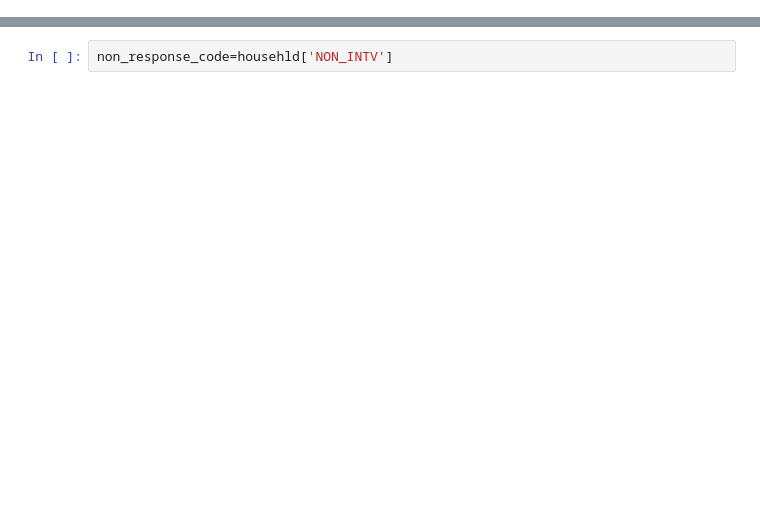
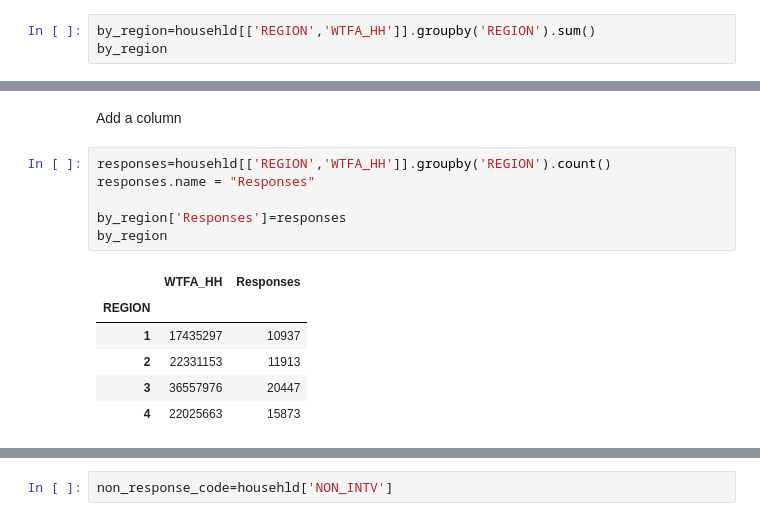
Before and after one commit to gsentveld/lunch_and_learn, a Jupyter notebook: notebooks/Explore_Files.ipynb, the cells around one changed output, grey strips where cells are left out. Saved outputs shown, nothing was run; the diff lists cells and outputs as text; blank space fills up the shorter version.

```diff
--- a/notebooks/Explore_Files.ipynb
+++ b/notebooks/Explore_Files.ipynb
@@ -62,0 +203,3 @@ househld['REGION'].plot(kind='hist')
+# %%
+by_region=househld[['REGION','WTFA_HH']].groupby('REGION').sum()
+by_region
@@ -62,0 +213,15 @@ househld['REGION'].plot(kind='hist')
+# %% [markdown]
+Add a column
+# %%
+responses=househld[['REGION','WTFA_HH']].groupby('REGION').count()
+responses.name = "Responses"
+
+by_region['Responses']=responses
+by_region
+# %% [output]
+|  | WTFA_HH | Responses |
+| REGION |  |  |
+| 1 | 17435297 | 10937 |
+| 2 | 22331153 | 11913 |
+| 3 | 36557976 | 20447 |
+| 4 | 22025663 | 15873 |
```
Also changed, not shown: parts of 46 cells of this notebook, 9 other files.
